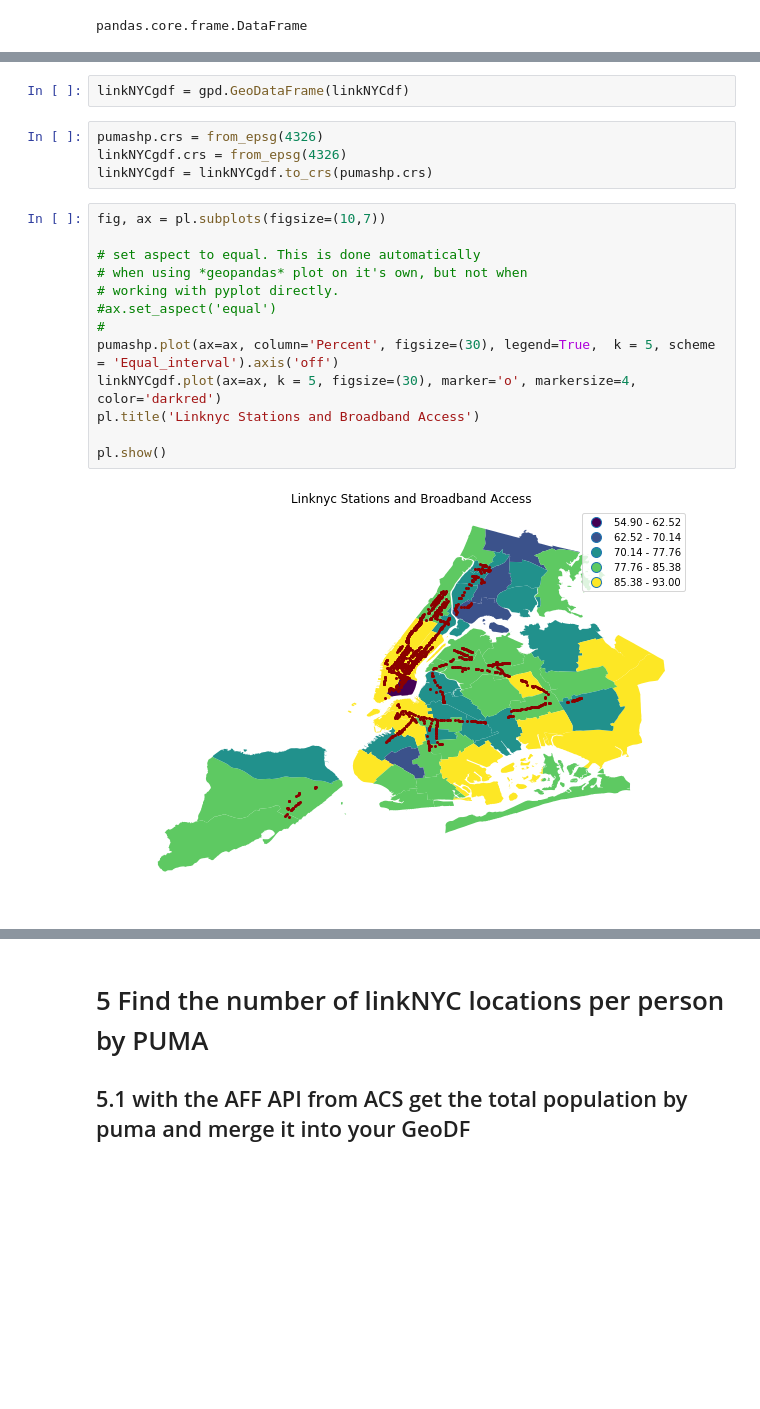
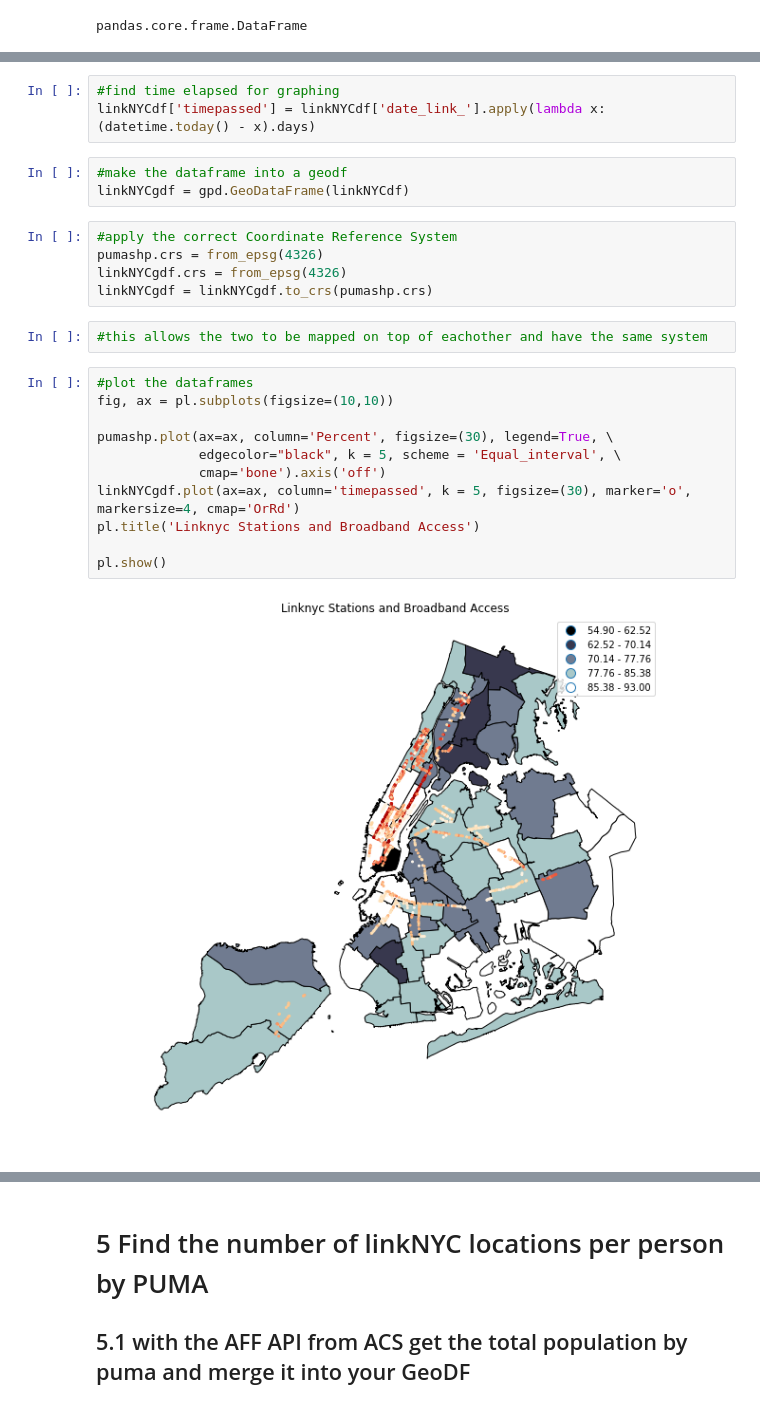
Before and after one commit to samjfalk/PUI2018_sjf374, a Jupyter notebook: HW7_sjf374/HW7_1_sjf374.ipynb, the cells around one changed output, grey strips where cells are left out. Saved outputs shown, nothing was run; the diff lists cells and outputs as text; blank space fills up the shorter version.

```diff
--- a/HW7_sjf374/HW7_1_sjf374.ipynb
+++ b/HW7_sjf374/HW7_1_sjf374.ipynb
@@ -433,21 +464,26 @@ TypeError: unsupported type for timedelta seconds component: Series
-# %%
-linkNYCgdf = gpd.GeoDataFrame(linkNYCdf)
+# %%
+#find time elapsed for graphing
+linkNYCdf['timepassed'] = linkNYCdf['date_link_'].apply(lambda x: (datetime.today() - x).days)
+# %%
+#make the dataframe into a geodf
+linkNYCgdf = gpd.GeoDataFrame(linkNYCdf)
 # %%
+#apply the correct Coordinate Reference System
 pumashp.crs = from_epsg(4326)
 linkNYCgdf.crs = from_epsg(4326)
 linkNYCgdf = linkNYCgdf.to_crs(pumashp.crs)
+# %%
+#this allows the two to be mapped on top of eachother and have the same system
 # %%
-fig, ax = pl.subplots(figsize=(10,7))
+#plot the dataframes
+fig, ax = pl.subplots(figsize=(10,10))
 
-# set aspect to equal. This is done automatically
-# when using *geopandas* plot on it's own, but not when
-# working with pyplot directly.
-#ax.set_aspect('equal')
-#
-pumashp.plot(ax=ax, column='Percent', figsize=(30), legend=True,  k = 5, scheme = 'Equal_interval').axis('off')
-linkNYCgdf.plot(ax=ax, k = 5, figsize=(30), marker='o', markersize=4, color='darkred')
+pumashp.plot(ax=ax, column='Percent', figsize=(30), legend=True, \
+             edgecolor="black", k = 5, scheme = 'Equal_interval', \
+             cmap='bone').axis('off')
+linkNYCgdf.plot(ax=ax, column='timepassed', k = 5, figsize=(30), marker='o', markersize=4, cmap='OrRd')
 pl.title('Linknyc Stations and Broadband Access')
 
 pl.show()
 # %% [output]
-[figure, old version]
+[figure, new version]
```
Also changed, not shown: parts of 69 cells of this notebook.
